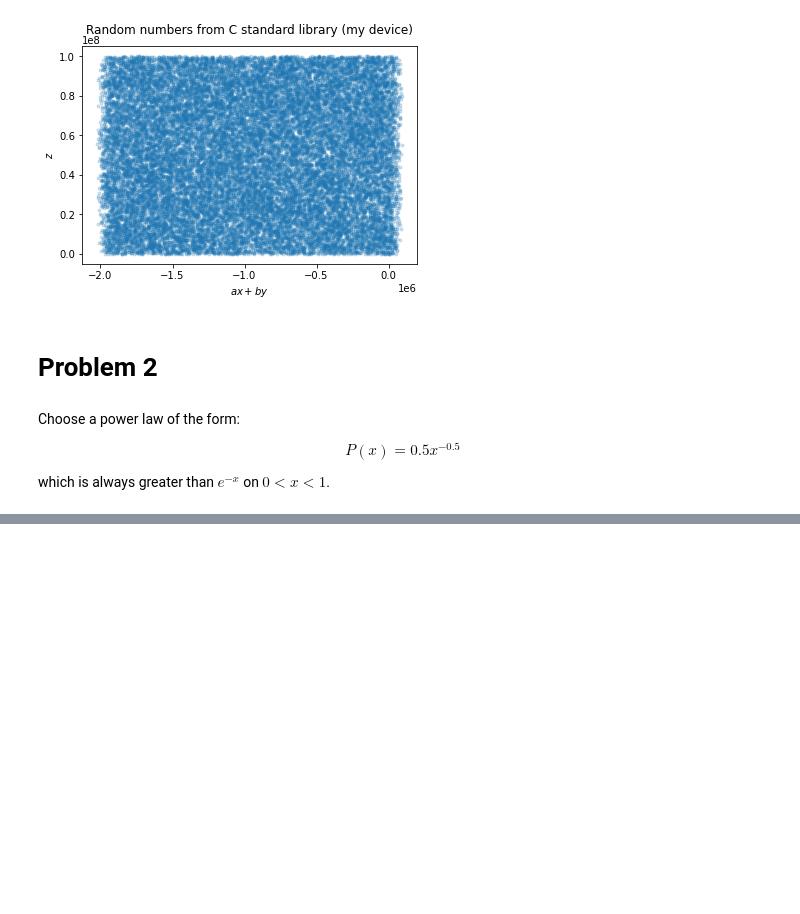
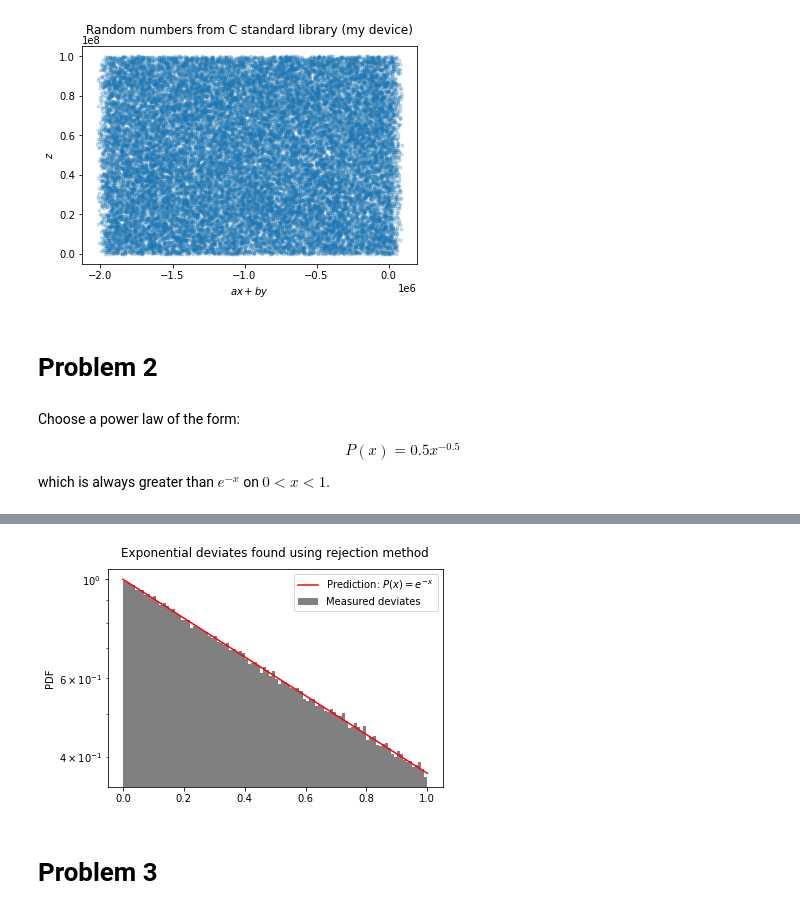
Before and after one commit to baron-de-montblanc/PHYS_512, a Jupyter notebook: problem_sets/ps7/problem_set_7.ipynb, the cells around one changed output, grey strips where cells are left out. Cells and saved outputs as stored; diff of their text form; code cells hidden in the pictures; blank space fills up the shorter version.

Commit message:
Actually finished problem 2 (it works this time)

```diff
--- a/problem_sets/ps7/problem_set_7.ipynb
+++ b/problem_sets/ps7/problem_set_7.ipynb
@@ -279,0 +241,54 @@ plt.show()
+# %%
+# ------------------------- Use rejection method --------------------------------
+
+accepted = []  # List of accepted x-values
+
+for i in tqdm(range(num)):
+
+    # Pick a uniform deviate between 0 and 1
+
+    rv1 = np.random.uniform()
+
+    # Use it to get a corresponding x distributed according to bounding curve
+
+    corresponding_x = get_power(rv1)
+
+    # Get corresponding y-value (f(x))
+
+    fx = pure_power(corresponding_x)
+
+    rv2 = np.random.uniform(0, fx)
+
+    # Accept or reject according to whether it it respectively less than or greater than P(x)
+
+    if rv2 < np.exp(-corresponding_x):
+        accepted.append(corresponding_x)
+
+accepted = np.asarray(accepted)
+
+# ----------------------- Plot it! -------------------------------------------------
+
+# First, grab histogram counts and bins
+n, bins = np.histogram(accepted, bins=100)
+
+# Now, normalize it --> IMPORTANT: do NOT normalize to 1!!!! np.exp(-x) on [0,1] normalizes to 1-e^(-1), not 1!!!!
+
+density = n/(sum(counts)*np.diff(bins))
+density = density * (1 - np.exp(-1)) # Normalization factor
+
+plt.hist(bins[:-1], bins, weights=density, color='grey', label="Measured deviates")
+
+plt.plot(x, np.exp(-x), color='red', label=r"Prediction: $P(x) = e^{-x}$")
+plt.title("Exponential deviates found using rejection method",y=1.03)
+plt.ylabel("PDF")
+plt.yscale("log")
+
+plt.legend()
+
+# plt.savefig("rejection_log.png",dpi=500,bbox_inches='tight')
+
+plt.show()
+# %% [output]
+[figure, added]
+# %% [markdown]
+# Problem 3
```
Also changed, not shown: parts of 5 cells of this notebook.
